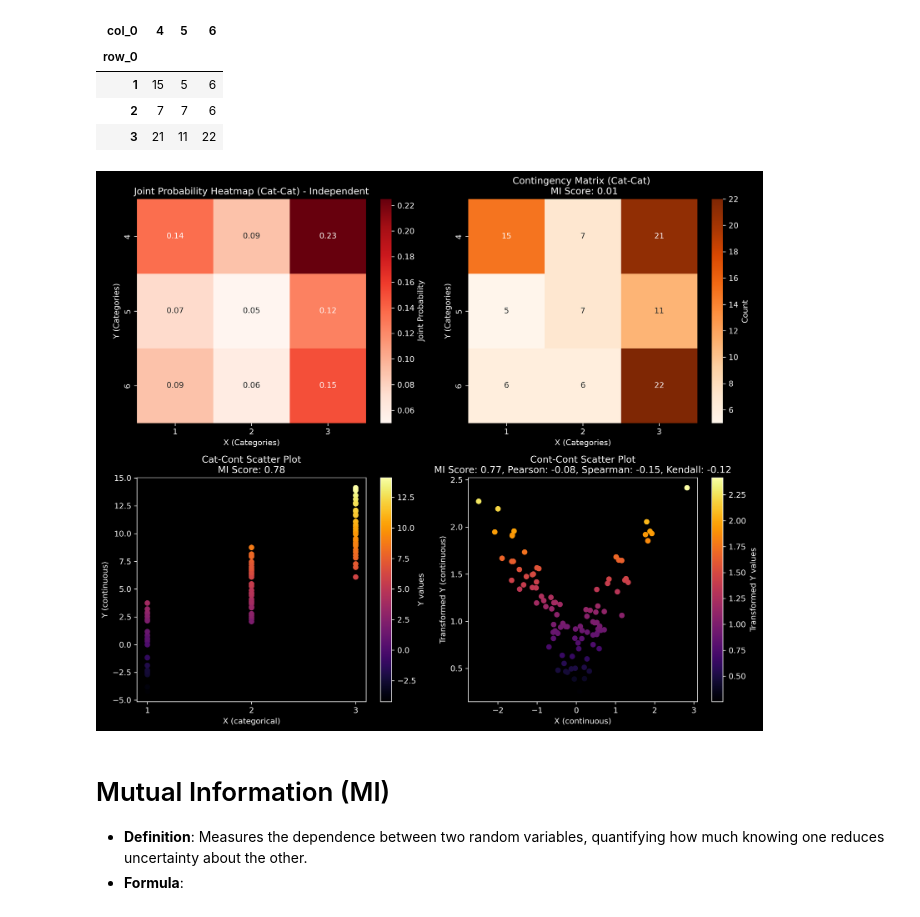
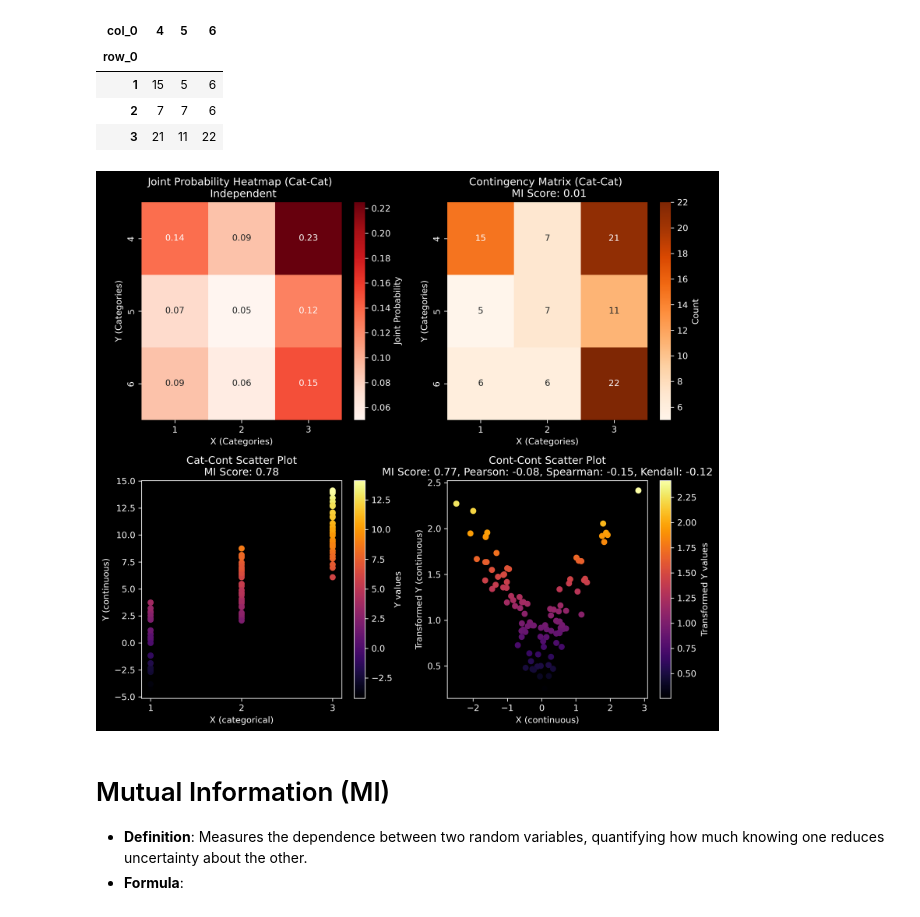
Before and after one commit to Josuesea43/Data-Science-IQs, a Jupyter notebook: mathematical-statistics/mutual_information.ipynb, the cells around one changed output. Cells and saved outputs as stored; diff of their text form; code cells hidden in the pictures.

```diff
--- a/mathematical-statistics/mutual_information.ipynb
+++ b/mathematical-statistics/mutual_information.ipynb
@@ -29,7 +29,7 @@ contingency_matrix
 | 2 | 7 | 7 | 6 |
 | 3 | 21 | 11 | 22 |
 # %%
-fig, axs = plt.subplots(2, 2, figsize=(12, 10), dpi=300)
+fig, axs = plt.subplots(2, 2, figsize=(10, 9), dpi=300)
 
 # Plot 1: Joint Probability Density (Cat-Cat)
 sns.heatmap(
@@ -39,7 +39,7 @@ sns.heatmap(
     ax=axs[0, 0]
 )
 axs[0, 0].set_title(
-    "Joint Probability Heatmap (Cat-Cat) - Independent"
+    "Joint Probability Heatmap (Cat-Cat) \n Independent"
 )
 axs[0, 0].set_xlabel("X (Categories)")
 axs[0, 0].set_ylabel("Y (Categories)")
@@ -88,34 +88,34 @@ cbar_cat_cont.set_label("Y values", labelpad=2)
 X_cont = np.random.normal(loc=0, scale=1, size=100)
 Y_cont = 2 * X_cont + np.random.normal(loc=0, scale=0.5, size=100)
 Y_cont_transformed = np.sqrt(np.abs(Y_cont))
 
 # MI Score for Cont-Cont
 mi_score_cont_cont = mutual_info_regression(
     X_cont.reshape(-1, 1), Y_cont_transformed
 )[0]
 
 # Calculate Pearson, Spearman, Kendall Tau-b correlations
 pearson_corr, _ = pearsonr(X_cont, Y_cont_transformed)
 spearman_corr, _ = spearmanr(X_cont, Y_cont_transformed)
 kendall_corr, _ = kendalltau(X_cont, Y_cont_transformed)
 
 # Plot 4: Cont-Cont Scatter Plot
 scatter_cont_cont = axs[1, 1].scatter(X_cont, Y_cont_transformed,
                                       c=Y_cont_transformed, cmap='inferno')
 axs[1, 1].set_xlabel("X (continuous)")
 axs[1, 1].set_ylabel("Transformed Y (continuous)")
 axs[1, 1].set_title(
     f"Cont-Cont Scatter Plot\nMI Score: {mi_score_cont_cont:.2f}, "
     f"Pearson: {pearson_corr:.2f}, Spearman: {spearman_corr:.2f}, "
     f"Kendall: {kendall_corr:.2f}"
 )
 cbar_cont_cont = plt.colorbar(scatter_cont_cont, ax=axs[1, 1])
 cbar_cont_cont.set_label("Transformed Y values", labelpad=5)
 
 plt.tight_layout()
 plt.show()
 # %% [output]
-[figure, old version]
+[figure, new version]
 # %% [markdown]
 # Mutual Information (MI)
 
```
Also changed, not shown: 1 other file.
